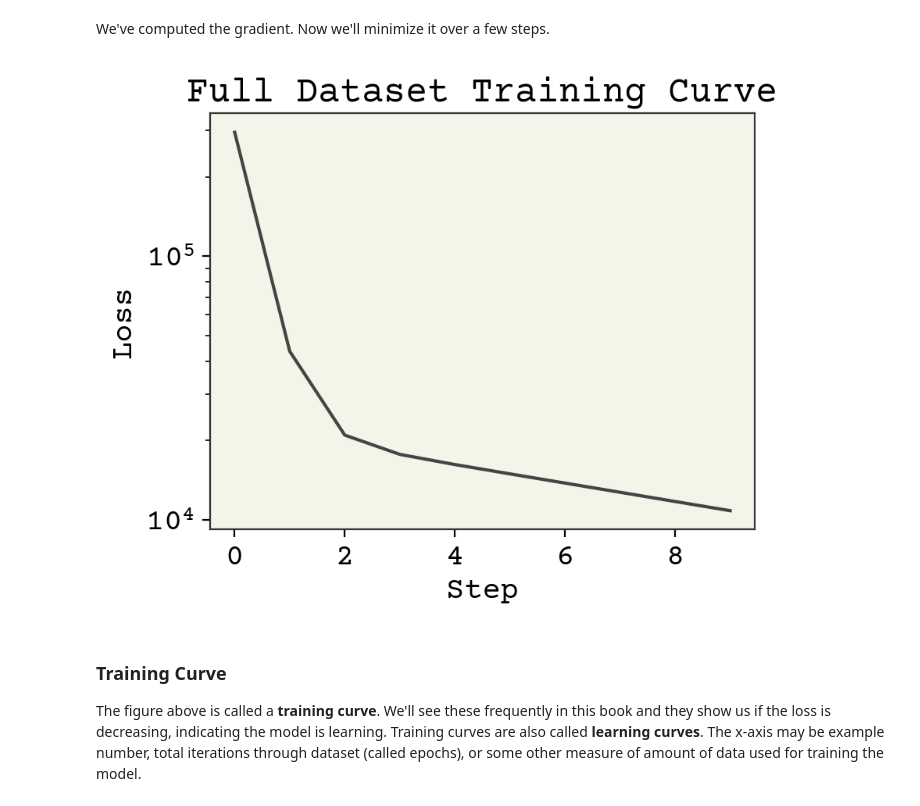
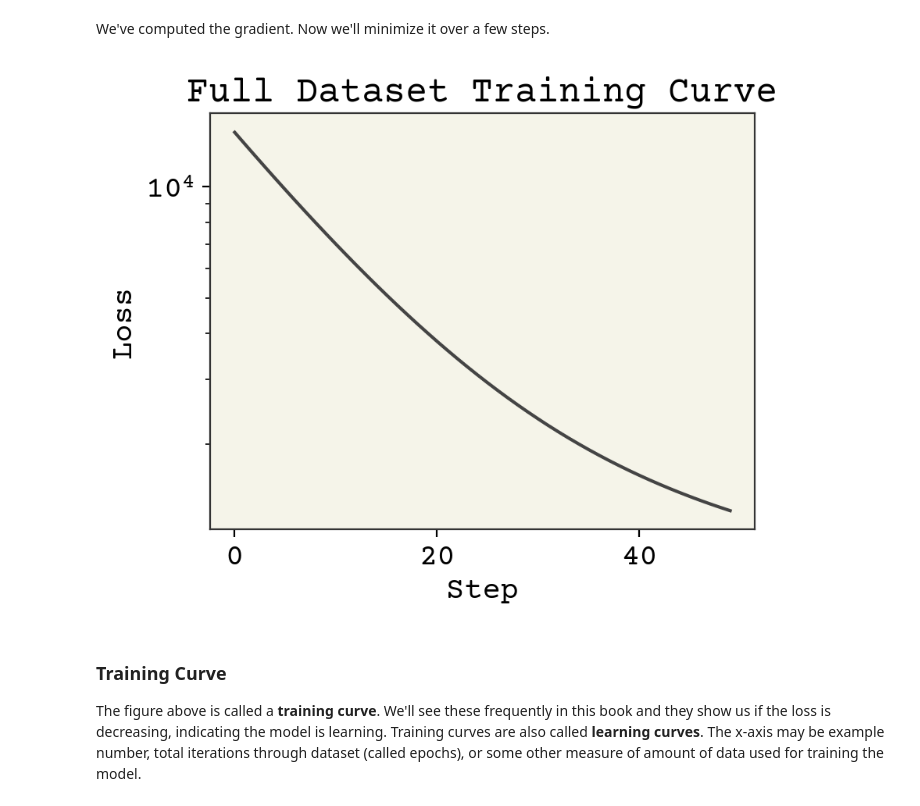
Before and after one commit to kmeh167/data-science, a Jupyter notebook: ml/introduction.ipynb, the cells around one changed output. Saved outputs shown, nothing was run; the diff lists cells and outputs as text; code cells hidden in the pictures.

```diff
--- a/ml/introduction.ipynb
+++ b/ml/introduction.ipynb
@@ -325,21 +327,21 @@ We've computed the gradient. Now we'll minimize it over a few steps.
 # %%
 loss_progress = []
 eta = 1e-6
 data = (features, labels)
-for i in range(10):
+for i in range(50):
     grad = loss_grad(w, b, data)
     w -= eta * grad[0]
     b -= eta * grad[1]
     loss_progress.append(loss_wrapper(w, b, data))
 plt.plot(loss_progress)
 
 plt.xlabel("Step")
 plt.yscale("log")
 plt.ylabel("Loss")
 plt.title("Full Dataset Training Curve")
 plt.show()
 # %% [output]
-[figure, old version]
+[figure, new version]
 # %% [markdown]
 ### Training Curve
 
```
Also changed, not shown: parts of 13 cells of this notebook.
